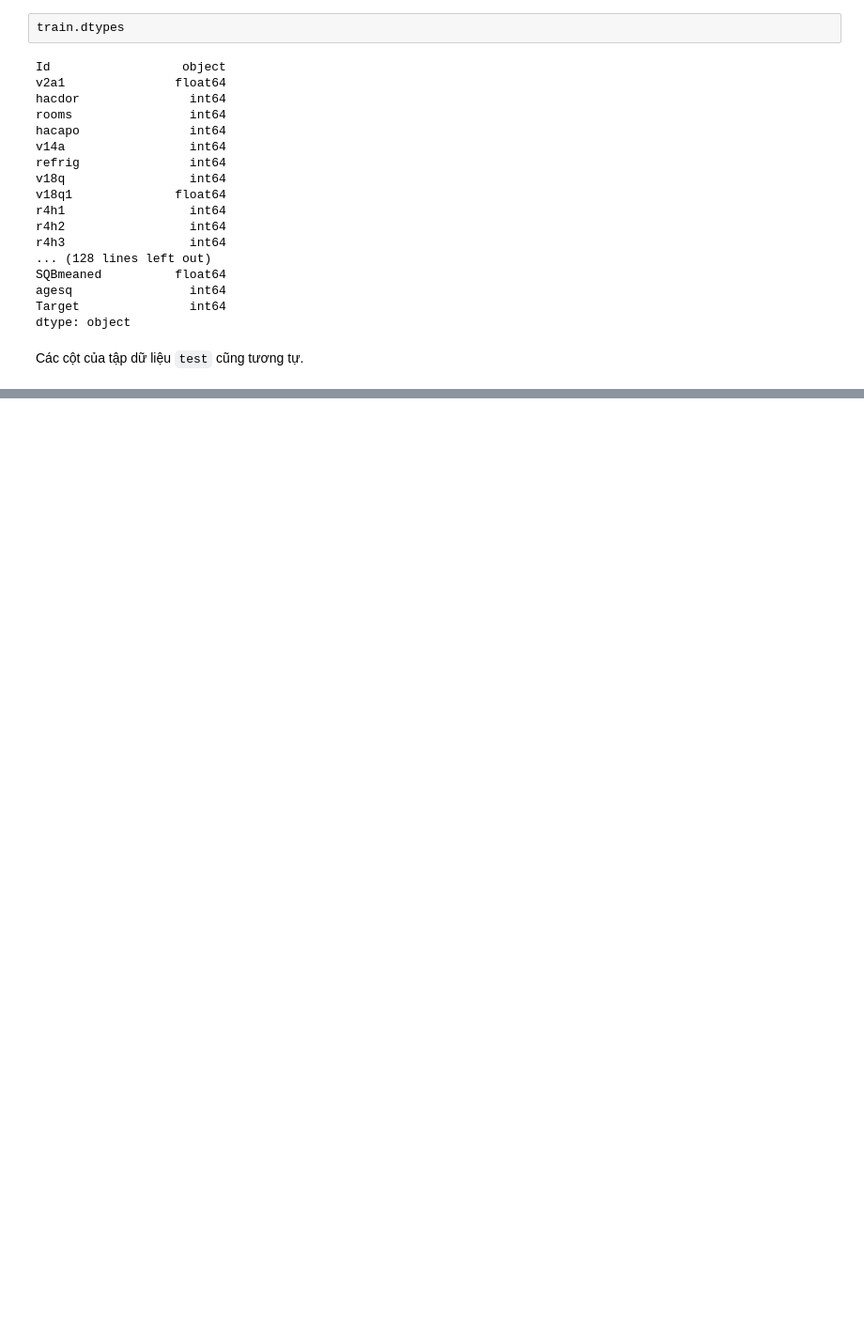
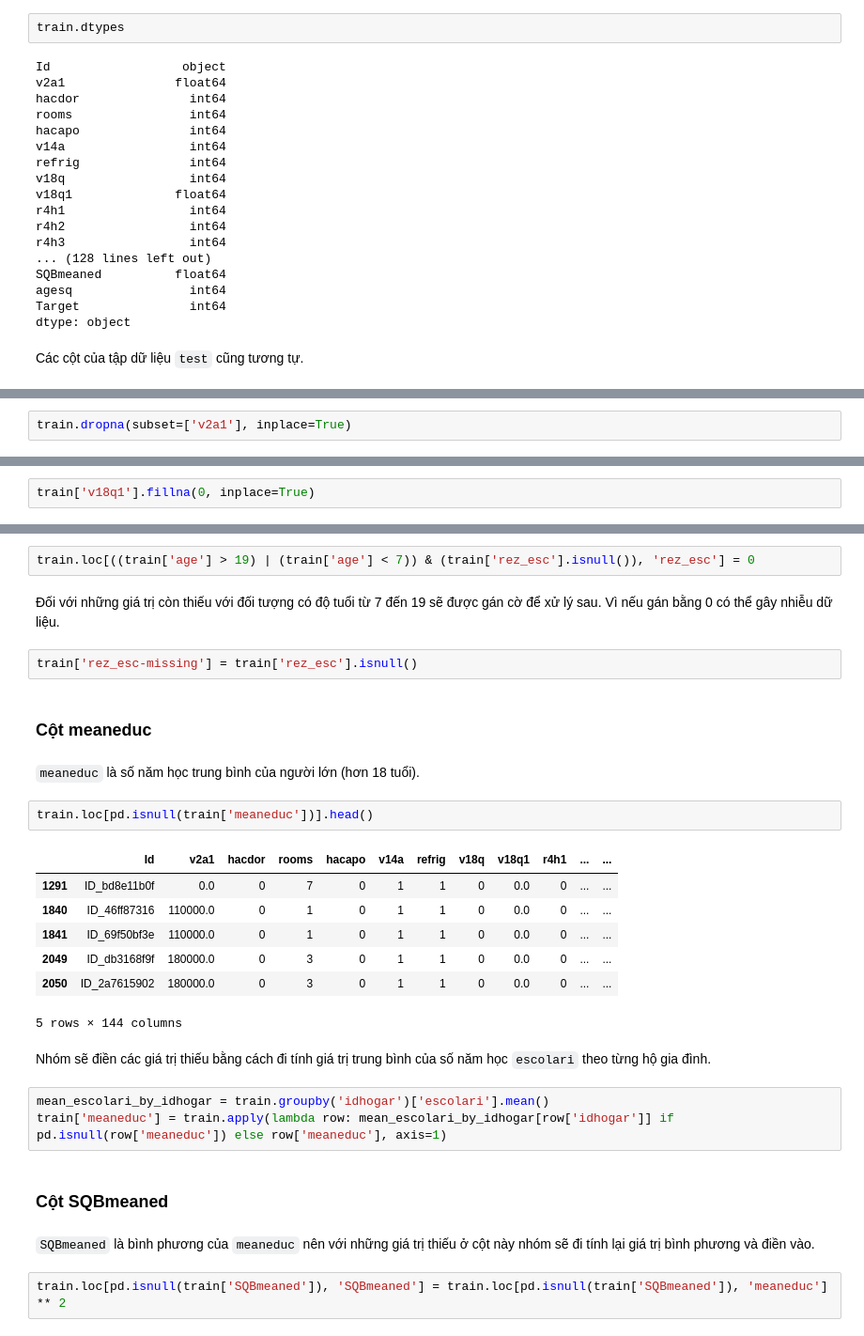
Before and after one commit to iam-Dylan/costa-rican-household, a Jupyter notebook: source/preprocessing.ipynb, the cells around one changed output, grey strips where cells are left out. Shown at 94% size. Saved outputs shown, nothing was run; the diff lists cells and outputs as text; blank space fills up the shorter version.

```diff
--- a/source/eda.ipynb
+++ b/source/preprocessing.ipynb
@@ -138,0 +245,2 @@ train.describe()
+# %%
+train.dropna(subset=['v2a1'], inplace=True)
@@ -138,0 +264,2 @@ train.describe()
+# %%
+train['v18q1'].fillna(0, inplace=True)
@@ -138,0 +290,31 @@ train.describe()
+# %%
+train.loc[((train['age'] > 19) | (train['age'] < 7)) & (train['rez_esc'].isnull()), 'rez_esc'] = 0
+# %% [markdown]
+Đối với những giá trị còn thiếu với đối tượng có độ tuổi từ 7 đến 19 sẽ được gán cờ để xử lý sau. Vì nếu gán bằng 0 có thể gây nhiễu dữ liệu.
+# %%
+train['rez_esc-missing'] = train['rez_esc'].isnull()
+# %% [markdown]
+### Cột meaneduc
+# %% [markdown]
+`meaneduc` là số năm học trung bình của người lớn (hơn 18 tuổi).
+# %%
+train.loc[pd.isnull(train['meaneduc'])].head()
+# %% [output]
+|  | Id | v2a1 | hacdor | rooms | hacapo | v14a | refrig | v18q | v18q1 | r4h1 | ... | ... |
+| 1291 | ID_bd8e11b0f | 0.0 | 0 | 7 | 0 | 1 | 1 | 0 | 0.0 | 0 | ... | ... |
+| 1840 | ID_46ff87316 | 110000.0 | 0 | 1 | 0 | 1 | 1 | 0 | 0.0 | 0 | ... | ... |
+| 1841 | ID_69f50bf3e | 110000.0 | 0 | 1 | 0 | 1 | 1 | 0 | 0.0 | 0 | ... | ... |
+| 2049 | ID_db3168f9f | 180000.0 | 0 | 3 | 0 | 1 | 1 | 0 | 0.0 | 0 | ... | ... |
+| 2050 | ID_2a7615902 | 180000.0 | 0 | 3 | 0 | 1 | 1 | 0 | 0.0 | 0 | ... | ... |
+5 rows × 144 columns
+# %% [markdown]
+Nhóm sẽ điền các giá trị thiếu bằng cách đi tính giá trị trung bình của số năm học `escolari` theo từng hộ gia đình.
+# %%
+mean_escolari_by_idhogar = train.groupby('idhogar')['escolari'].mean()
+train['meaneduc'] = train.apply(lambda row: mean_escolari_by_idhogar[row['idhogar']] if pd.isnull(row['meaneduc']) else row['meaneduc'], axis=1)
+# %% [markdown]
+### Cột SQBmeaned
+# %% [markdown]
+`SQBmeaned` là bình phương của `meaneduc` nên với những giá trị thiếu ở cột này nhóm sẽ đi tính lại giá trị bình phương và điền vào.
+# %%
+train.loc[pd.isnull(train['SQBmeaned']), 'SQBmeaned'] = train.loc[pd.isnull(train['SQBmeaned']), 'meaneduc'] ** 2
```
Also changed, not shown: parts of 37 cells of this notebook.
